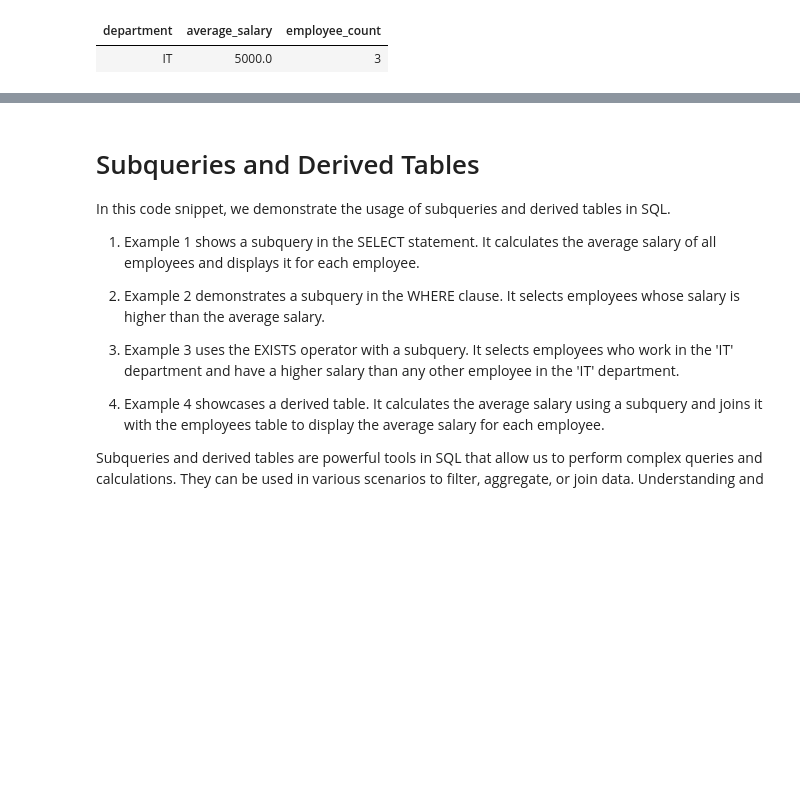
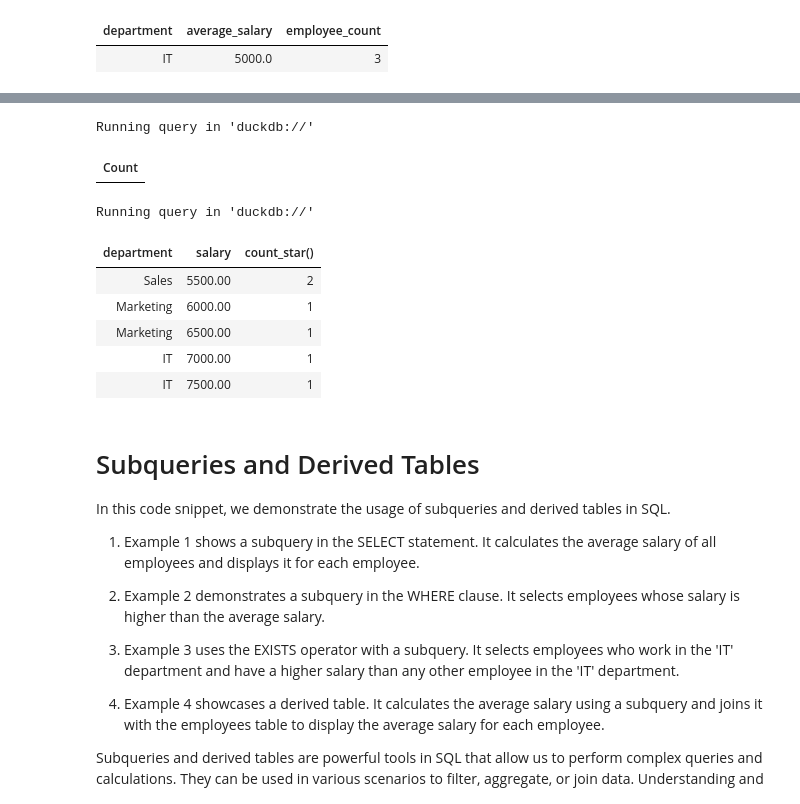
Before and after one commit to davidpet/snippets, a Jupyter notebook: SQL/Advanced Queries.ipynb, the cells around one changed output, grey strips where cells are left out. Saved outputs shown, nothing was run; the diff lists cells and outputs as text; code cells hidden in the pictures; blank space fills up the shorter version.

```diff
--- a/SQL/Advanced Queries.ipynb
+++ b/SQL/Advanced Queries.ipynb
@@ -83,3 +91,38 @@ Running query in 'duckdb://'
+# %%
+%%sql
+
+CREATE OR REPLACE TABLE employees (
+    id INT PRIMARY KEY,
+    name VARCHAR(50),
+    department VARCHAR(50),
+    salary DECIMAL(10, 2)
+);
+
+INSERT INTO employees (id, name, department, salary)
+VALUES
+    (1, 'John Doe', 'Sales', 5500),
+    (2, 'Jane Smith', 'Marketing', 6000),
+    (3, 'Mike Johnson', 'Sales', 5500),
+    (4, 'Emily Brown', 'Marketing', 6500),
+    (5, 'David Lee', 'IT', 7000),
+    (6, 'Sarah Wilson', 'IT', 7500);
+# %% [output]
+Running query in 'duckdb://'
+| Count |
+# %%
+%%sql
+
+SELECT department, salary, COUNT(*)
+FROM employees
+GROUP BY department, salary;
+# %% [output]
+Running query in 'duckdb://'
+| department | salary | count_star() |
+| Sales | 5500.00 | 2 |
+| Marketing | 6000.00 | 1 |
+| Marketing | 6500.00 | 1 |
+| IT | 7000.00 | 1 |
+| IT | 7500.00 | 1 |
 # %% [markdown]
 # Subqueries and Derived Tables
 In this code snippet, we demonstrate the usage of subqueries and derived tables in SQL.
```
Also changed, not shown: parts of 16 cells of this notebook, 3 other files.
